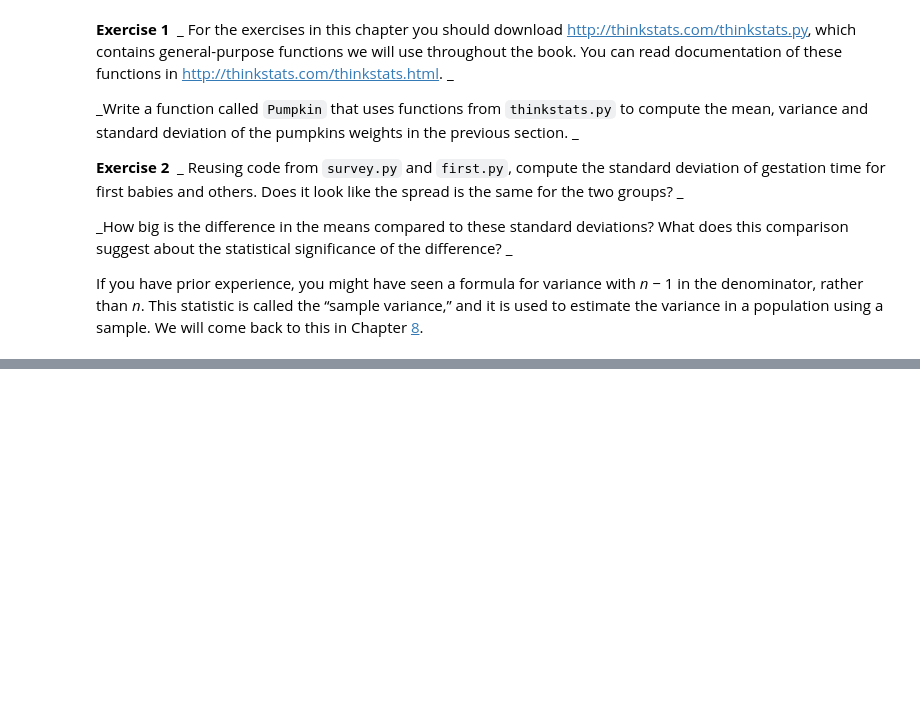
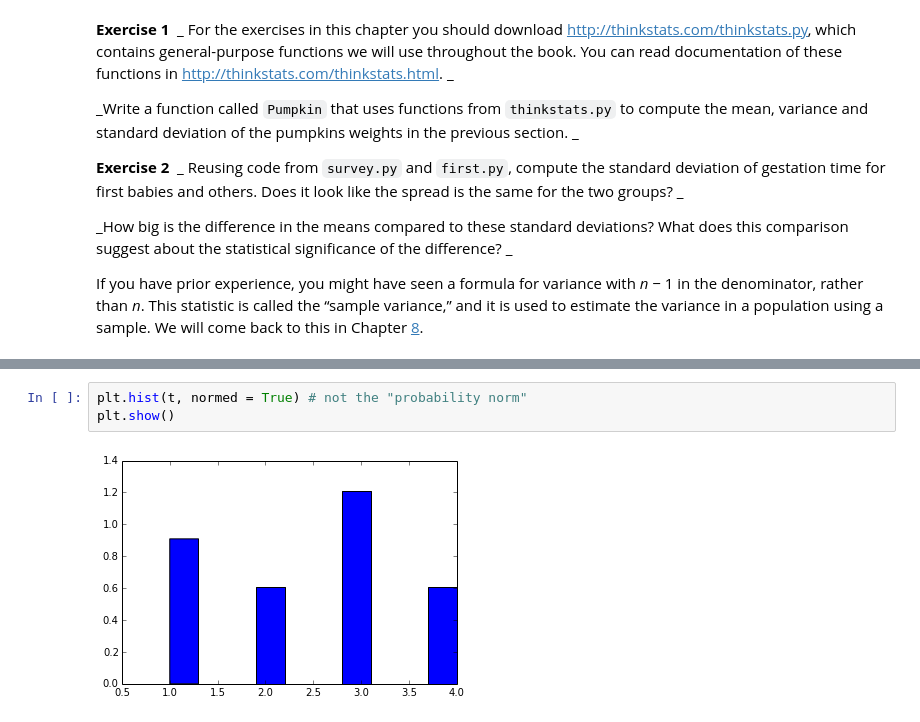
Before and after one commit to 8bit-pixies/Data-Science, a Jupyter notebook: Think-Stats/2 Descriptive Statistics.ipynb, the cells around one changed output, grey strips where cells are left out. Drawn from its saved outputs; the diff is of its cells as text; blank space fills up the shorter version.

```diff
--- a/Think-Stats/2 Descriptive Statistics.ipynb
+++ b/Think-Stats/2 Descriptive Statistics.ipynb
@@ -592,0 +167,5 @@ to answer the question clearly, precisely, and accurately._
+# %%
+plt.hist(t, normed = True) # not the "probability norm"
+plt.show()
+# %% [output]
+[figure, added]
```
Also changed, not shown: parts of 16 cells of this notebook, 3 other files.
